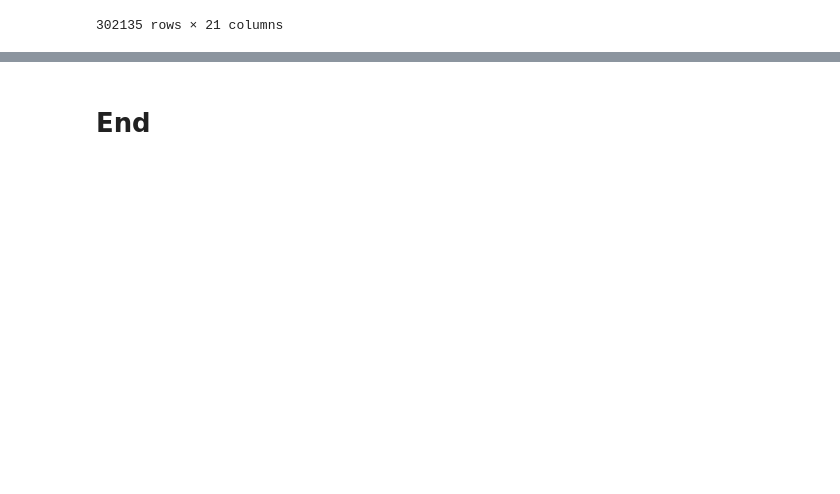
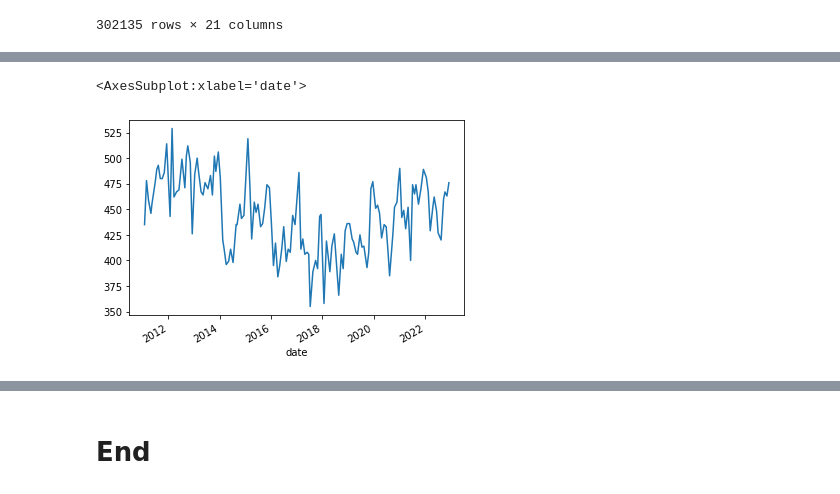
Before and after one commit to thiagovmdon/camels-ch-chem-paper, a Jupyter notebook: code/04_CAMELS_CH_CHEM_NAWA.ipynb, the cells around one changed output, grey strips where cells are left out. Drawn from its saved outputs; the diff is of its cells as text; code cells hidden in the pictures; blank space fills up the shorter version.

```diff
--- a/code/04_CAMELS_CH_CHEM_NAWA.ipynb
+++ b/code/04_CAMELS_CH_CHEM_NAWA.ipynb
@@ -616,0 +564,5 @@ for code in tqdm.tqdm(network_naduf.naduf_id):
+# %%
+pivoted_df["electrical_conductivity(µS/cm)"].plot()
+# %% [output]
+<AxesSubplot:xlabel='date'>
+[figure, added]
```
Also changed, not shown: parts of 29 cells of this notebook, 3 other files.
